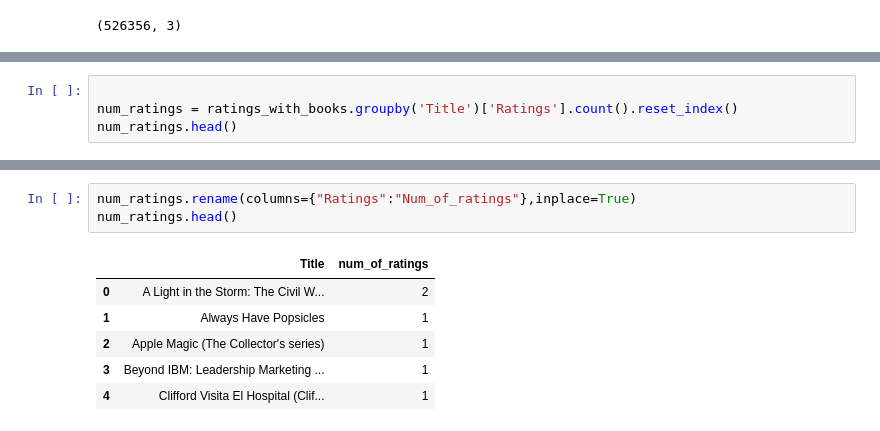
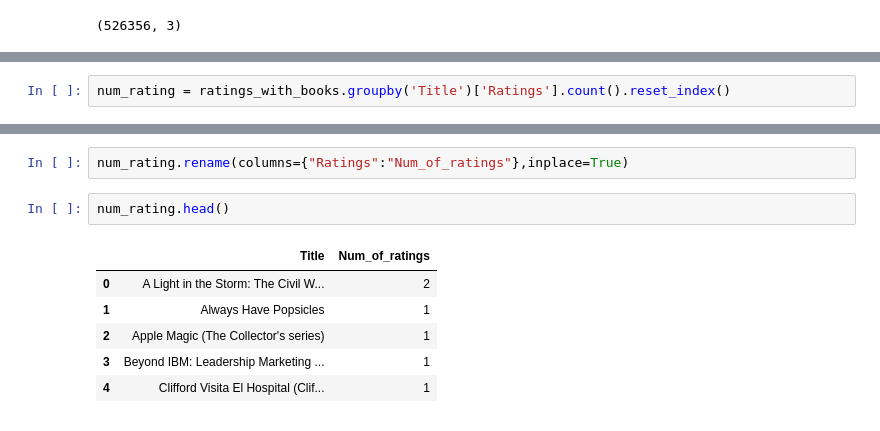
Before and after one commit to swachii/Brook-Ml, a Jupyter notebook: bookrecommender.ipynb, the cells around one changed output, grey strips where cells are left out. Drawn from its saved outputs; the diff is of its cells as text.

```diff
--- a/bookrecommender.ipynb
+++ b/bookrecommender.ipynb
@@ -153,4 +164,2 @@ ratings_with_books.head()
 # %%
-
-num_ratings = ratings_with_books.groupby('Title')['Ratings'].count().reset_index()
-num_ratings.head()
+num_rating = ratings_with_books.groupby('Title')['Ratings'].count().reset_index()
@@ -164,11 +175,12 @@ num_ratings.head()
 # %%
-num_ratings.rename(columns={"Ratings":"Num_of_ratings"},inplace=True)
-num_ratings.head()
+num_rating.rename(columns={"Ratings":"Num_of_ratings"},inplace=True)
-# %% [output]
-|  | Title | num_of_ratings |
-| 0 | A Light in the Storm: The Civil W... | 2 |
-| 1 | Always Have Popsicles | 1 |
-| 2 | Apple Magic (The Collector's series) | 1 |
-| 3 | Beyond IBM: Leadership Marketing ... | 1 |
-| 4 | Clifford Visita El Hospital (Clif... | 1 |
+# %%
+num_rating.head()
+# %% [output]
+|  | Title | Num_of_ratings |
+| 0 | A Light in the Storm: The Civil W... | 2 |
+| 1 | Always Have Popsicles | 1 |
+| 2 | Apple Magic (The Collector's series) | 1 |
+| 3 | Beyond IBM: Leadership Marketing ... | 1 |
+| 4 | Clifford Visita El Hospital (Clif... | 1 |
 # %%
```
Also changed, not shown: parts of 45 cells of this notebook.
